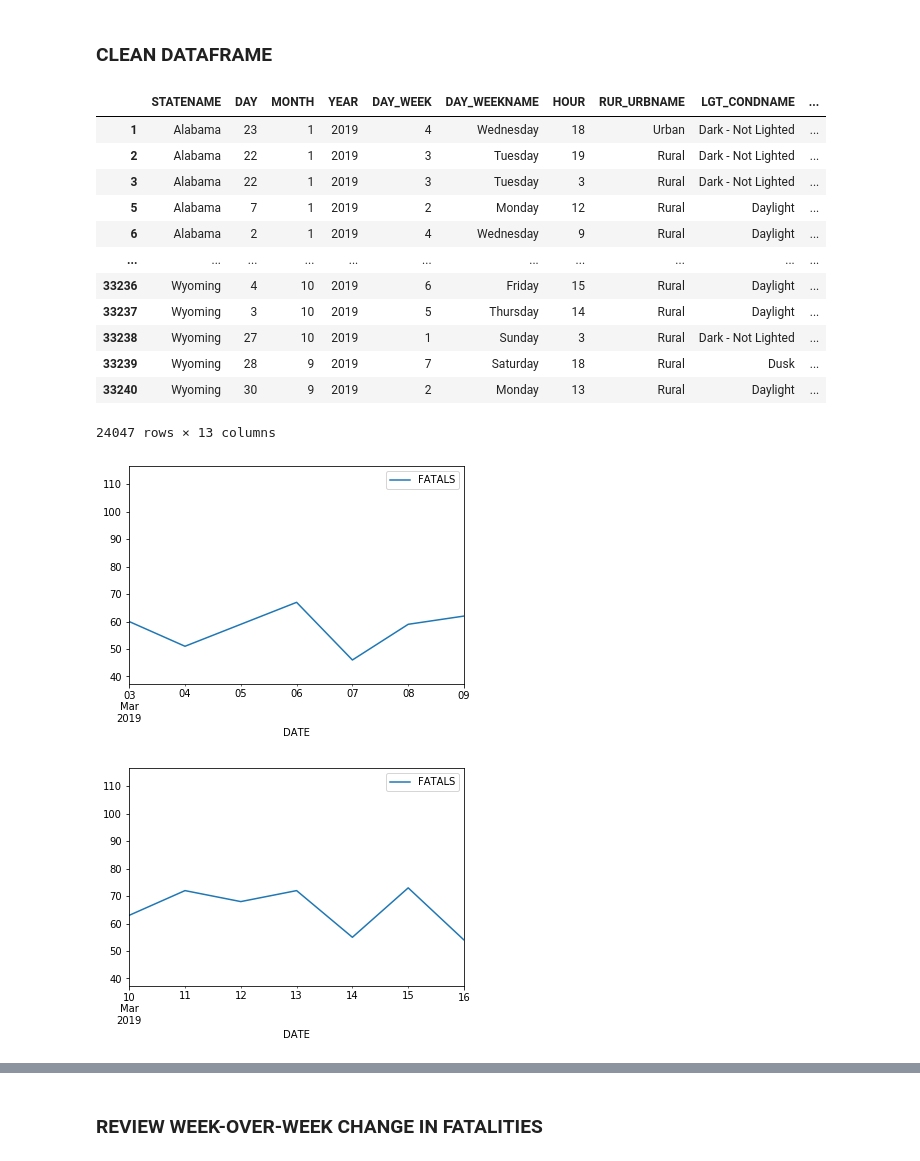
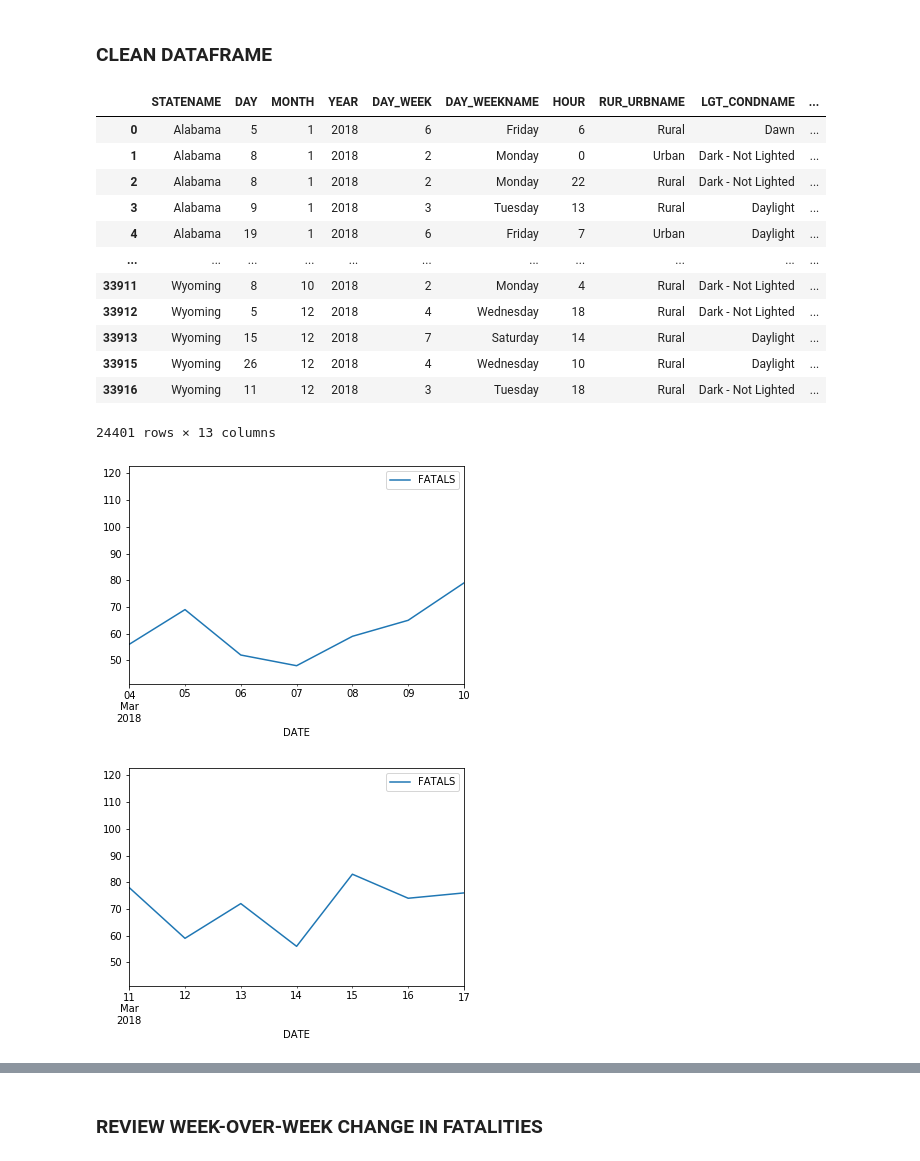
Before and after one commit to vieravfg/Analysis-of-Traffic-Fatalities, a Jupyter notebook: main.ipynb, the cells around one changed output, grey strips where cells are left out. Drawn from its saved outputs; the diff is of its cells as text; code cells hidden in the pictures.

```diff
--- a/main.ipynb
+++ b/main.ipynb
@@ -18,7 +18,7 @@ import datetime as dt
 # %% [markdown]
 ### FILE PATHS
 # %%
-accident_csv = os.path.join("Resources", "2019.csv")
+accident_csv = os.path.join("Resources", "2018.csv")
 # %% [markdown]
 ### LOAD DATAFRAME
 # %%
@@ -67,35 +67,37 @@ sample_df = df[~df.loc[:,'STATENAME'].isin(control_states)] #
 sample_df
 # %% [output]
 |  | STATENAME | DAY | MONTH | YEAR | DAY_WEEK | DAY_WEEKNAME | HOUR | RUR_URBNAME | LGT_CONDNAME | ... |
-| 1 | Alabama | 23 | 1 | 2019 | 4 | Wednesday | 18 | Urban | Dark - Not Lighted | ... |
-| 2 | Alabama | 22 | 1 | 2019 | 3 | Tuesday | 19 | Rural | Dark - Not Lighted | ... |
-| 3 | Alabama | 22 | 1 | 2019 | 3 | Tuesday | 3 | Rural | Dark - Not Lighted | ... |
-| 5 | Alabama | 7 | 1 | 2019 | 2 | Monday | 12 | Rural | Daylight | ... |
-| 6 | Alabama | 2 | 1 | 2019 | 4 | Wednesday | 9 | Rural | Daylight | ... |
+| 0 | Alabama | 5 | 1 | 2018 | 6 | Friday | 6 | Rural | Dawn | ... |
+| 1 | Alabama | 8 | 1 | 2018 | 2 | Monday | 0 | Urban | Dark - Not Lighted | ... |
+| 2 | Alabama | 8 | 1 | 2018 | 2 | Monday | 22 | Rural | Dark - Not Lighted | ... |
+| 3 | Alabama | 9 | 1 | 2018 | 3 | Tuesday | 13 | Rural | Daylight | ... |
+| 4 | Alabama | 19 | 1 | 2018 | 6 | Friday | 7 | Urban | Daylight | ... |
 | ... | ... | ... | ... | ... | ... | ... | ... | ... | ... | ... |
-| 33236 | Wyoming | 4 | 10 | 2019 | 6 | Friday | 15 | Rural | Daylight | ... |
-| 33237 | Wyoming | 3 | 10 | 2019 | 5 | Thursday | 14 | Rural | Daylight | ... |
-| 33238 | Wyoming | 27 | 10 | 2019 | 1 | Sunday | 3 | Rural | Dark - Not Lighted | ... |
-| 33239 | Wyoming | 28 | 9 | 2019 | 7 | Saturday | 18 | Rural | Dusk | ... |
-| 33240 | Wyoming | 30 | 9 | 2019 | 2 | Monday | 13 | Rural | Daylight | ... |
+| 33911 | Wyoming | 8 | 10 | 2018 | 2 | Monday | 4 | Rural | Dark - Not Lighted | ... |
+| 33912 | Wyoming | 5 | 12 | 2018 | 4 | Wednesday | 18 | Rural | Dark - Not Lighted | ... |
+| 33913 | Wyoming | 15 | 12 | 2018 | 7 | Saturday | 14 | Rural | Daylight | ... |
+| 33915 | Wyoming | 26 | 12 | 2018 | 4 | Wednesday | 10 | Rural | Daylight | ... |
+| 33916 | Wyoming | 11 | 12 | 2018 | 3 | Tuesday | 18 | Rural | Dark - Not Lighted | ... |
-24047 rows × 13 columns
+24401 rows × 13 columns
 # %%
-start_date = '2019-03-03'
-end_date = '2019-03-09'
+# this includes 48 states with DLS
+# week before
+start_date = '2018-03-04'
+end_date = '2018-03-10'
 
 sample_gb = sample_df.groupby("DATE")
 summary = pd.DataFrame(sample_gb["FATALS"].sum())
 summary.reset_index(inplace=True)
 summary.plot(x="DATE", y="FATALS", kind="line")
 plt.xlim(start_date, end_date)
 plt.show()
+
+# week after DLS
+start_date = '2018-03-11'
+end_date = '2018-03-17'
+summary.plot(x="DATE", y="FATALS", kind="line")
+plt.xlim(start_date, end_date)
+plt.show()
 # %% [output]
-[figure, old version]
+[figure, new version]
+[figure, added]
-# %%
-start_date = '2019-03-10'
-end_date = '2019-03-16'
-summary.plot(x="DATE", y="FATALS", kind="line")
-plt.xlim(start_date, end_date)
-plt.show()
-# %% [output]
-[figure, removed]
```
Also changed, not shown: parts of 9 cells of this notebook.
